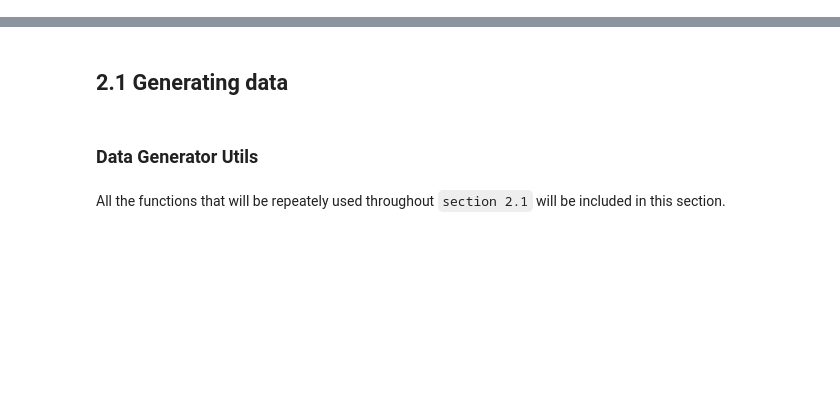
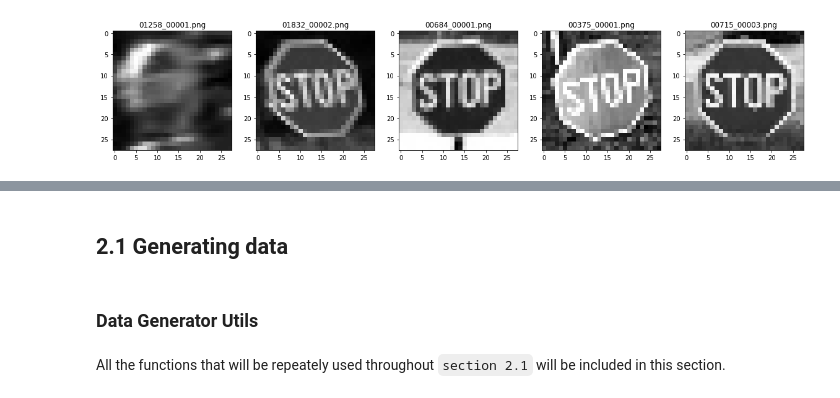
Before and after one commit to mhngu23/Traffic-Sign-Image-Recognition-by-RMIT, a Jupyter notebook: Traffic_Sign_Image_Recognition.ipynb, the cells around one changed output, grey strips where cells are left out. Saved outputs shown, nothing was run; the diff lists cells and outputs as text; code cells hidden in the pictures; blank space fills up the shorter version.

```diff
--- a/Traffic_Sign_Image_Recognition.ipynb
+++ b/Traffic_Sign_Image_Recognition.ipynb
@@ -163,0 +117,5 @@ What is the realistic result for performance measure?
+# %%
+folder_path=r'/content/trafficsigns_dataset/hex/stop'
+image_visualizer(folder_path)
+# %% [output]
+[figure, added]
```
Also changed, not shown: parts of 274 cells of this notebook.
